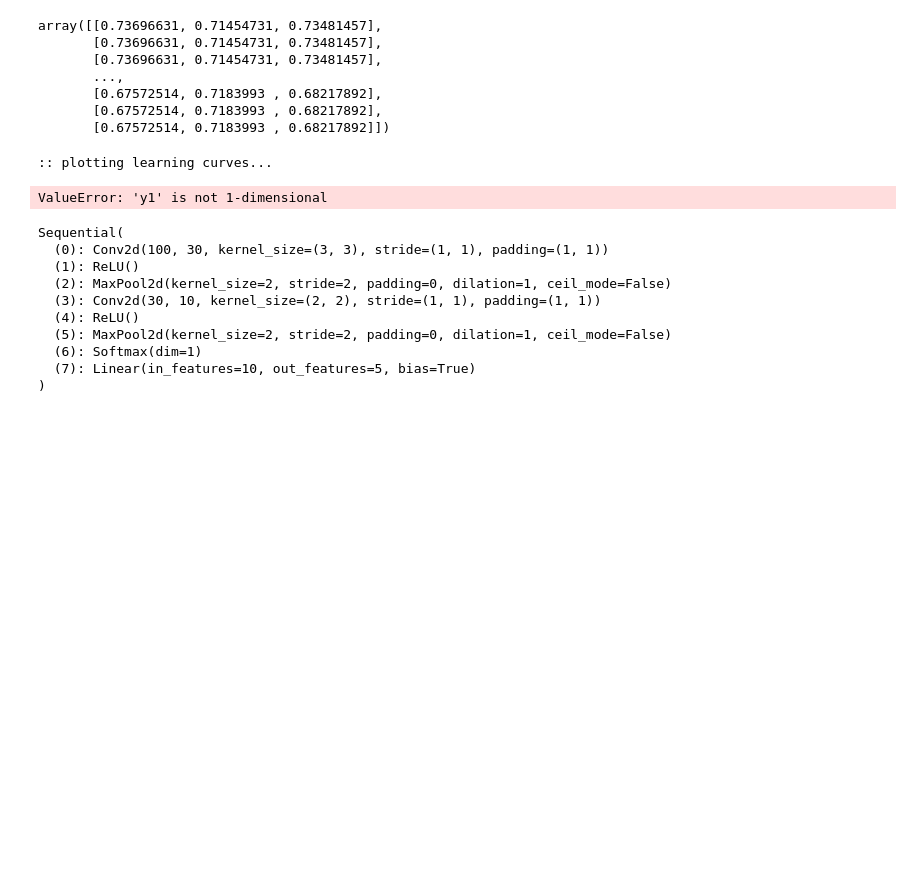
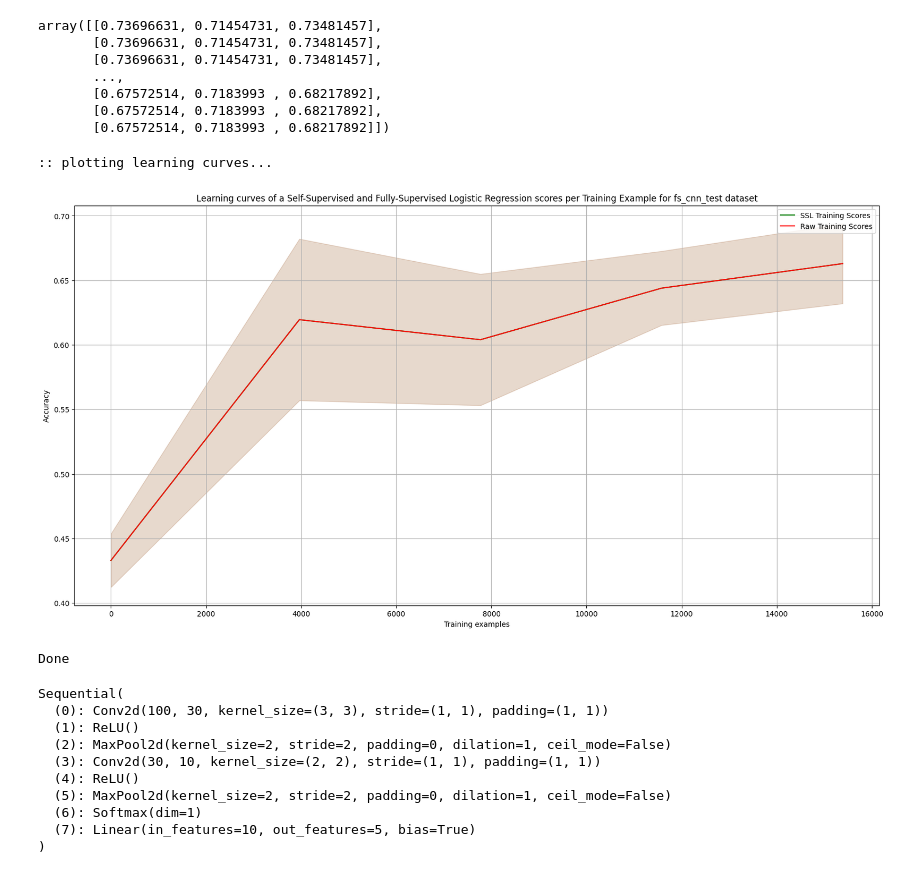
Before and after one commit to etiennegalea/ssl_generic_eeg, a Jupyter notebook: ssl_rl_baselines.ipynb, the cells around one changed output. Cells and saved outputs as stored; diff of their text form; code cells hidden in the pictures; blank space fills up the shorter version.

```diff
--- a/ssl_rl_baselines.ipynb
+++ b/ssl_rl_baselines.ipynb
@@ -410,4 +413,17 @@ labels = []
 for x in loader['train']:
     labels += [x[-1]]
 np.unique(labels)
+# %%
+space = np.linspace(0.01,1,5)
+
+# 5-fold cross-validation
+kfold = KFold(n_splits=2, shuffle=True, random_state=42)
+
+for fold, (train_ids, test_ids) in enumerate(kfold.split(dataset)):
+    train_space = np.round(space * len(train_ids))
+    # print(train_space)
+
+    for i, training_set in enumerate(train_space):
+        _set = train_ids[:int(training_set)]
+        # print(f'#{i} {_set} | {len(_set)}')
 # %%
@@ -594,4 +556,4 @@ outputs
 tensor([[-2.6006, -2.1025, -0.4791, -4.0898, -0.2418]],
        grad_fn=<AddmmBackward>)
 # %%
-results = np.array(fold_bal_acc)
+np.array(fold_bal_acc).shape
@@ -612,12 +576,12 @@ array([[0.73696631, 0.71454731, 0.73481457],
 # %%
 from plot import Plot
 p = Plot('test', 'test_string', save=False, show=True)
 
-results = np.array(fold_bal_acc)
-p.plot_learning_curves(train_sizes[1:], train_sizes[1:], results.T, results.T, 'fs_cnn_test')
+p.plot_learning_curves(train_space[1:], train_space[1:], results, results, 'fs_cnn_test')
 # %% [output]
 :: plotting learning curves...
+[figure, added]
-ValueError: 'y1' is not 1-dimensional
+Done
 # %%
 # Train pretrained features
 
```
Also changed, not shown: parts of 4 cells of this notebook.
